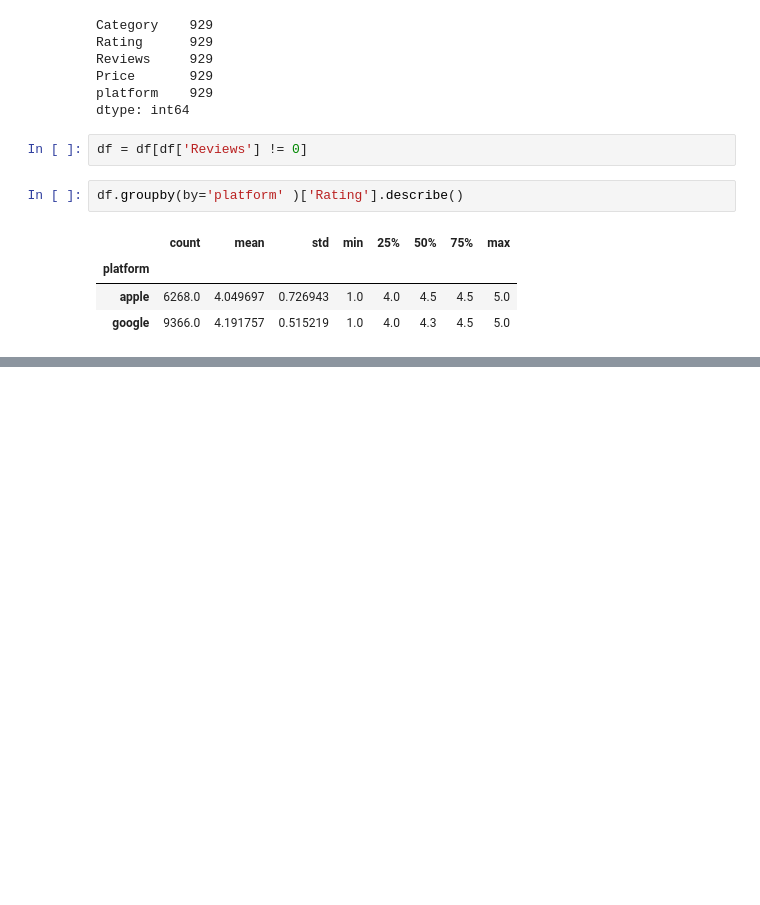
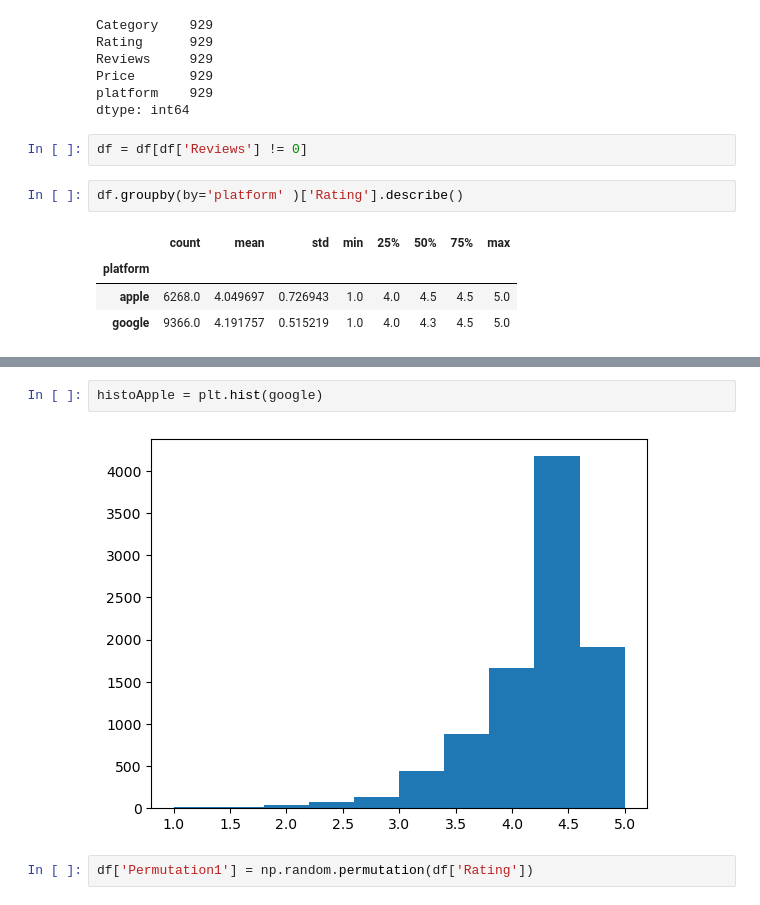
Before and after one commit to asiyashakeel78/Spring-Board, a Jupyter notebook: Asiya Tier 1 Google and Apple Review project.ipynb, the cells around one changed output, grey strips where cells are left out. Cells and saved outputs as stored; diff of their text form; blank space fills up the shorter version.

```diff
--- a/Asiya Tier 1 Google and Apple Review project.ipynb
+++ b/Asiya Tier 1 Google and Apple Review project.ipynb
@@ -160,0 +177,6 @@ df.boxplot(by= 'platform' , column = 'Rating', grid=False, rot=45, fontsize=15)
+# %%
+histoApple = plt.hist(google)
+# %% [output]
+[figure, added]
+# %%
+df['Permutation1'] = np.random.permutation(df['Rating'])
```
Also changed, not shown: parts of 18 cells of this notebook.
